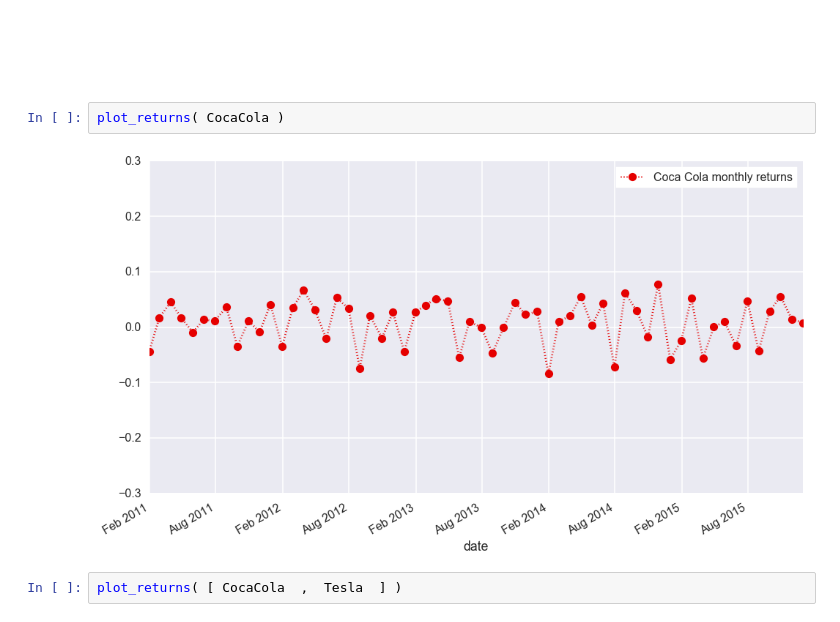
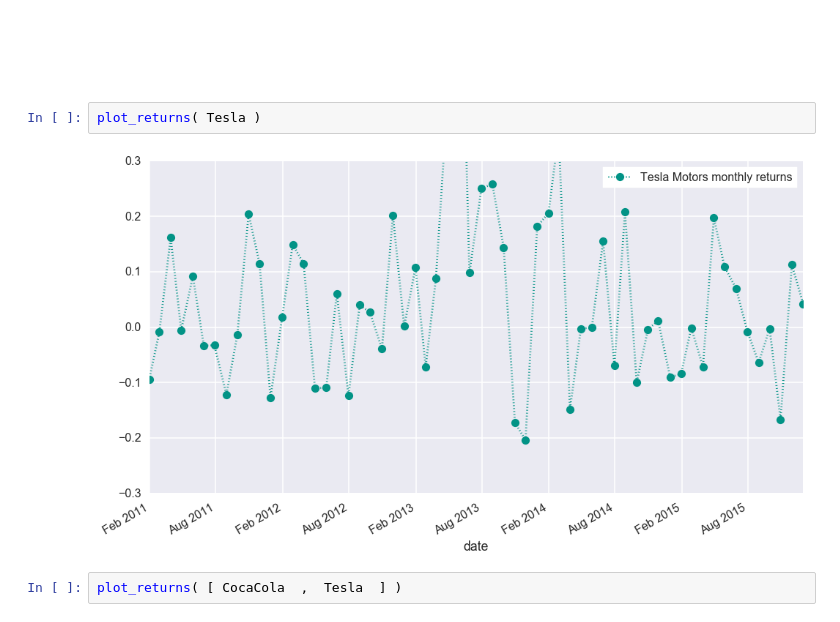
Before and after one commit to AndreaBarbon/Statistical-methods, a Jupyter notebook: Statistical Methods - Examples.ipynb, the cells around one changed output. Drawn from its saved outputs; the diff is of its cells as text.

```diff
--- a/Statistical Methods - Examples.ipynb
+++ b/Statistical Methods - Examples.ipynb
@@ -119,9 +119,9 @@ def sharpe(data):
 # %% [markdown]
 <br/><br/><br/>
 # %%
-plot_returns( CocaCola )
+plot_returns( Tesla )
 # %% [output]
-[figure, old version]
+[figure, new version]
 # %%
 plot_returns( [ CocaCola  ,  Tesla  ] )
 # %% [output]
```
Also changed, not shown: parts of 2 cells of this notebook, 1 other file.
